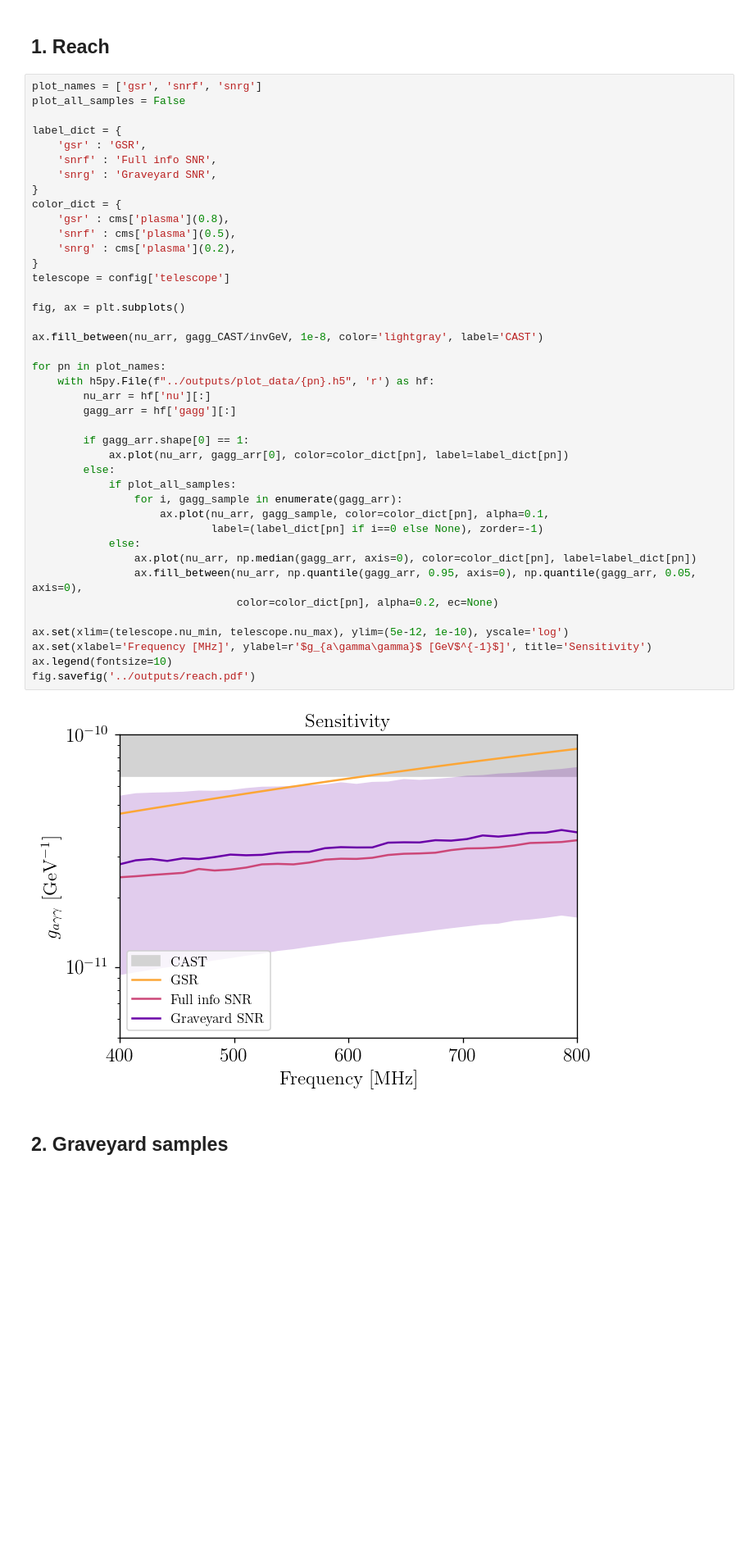
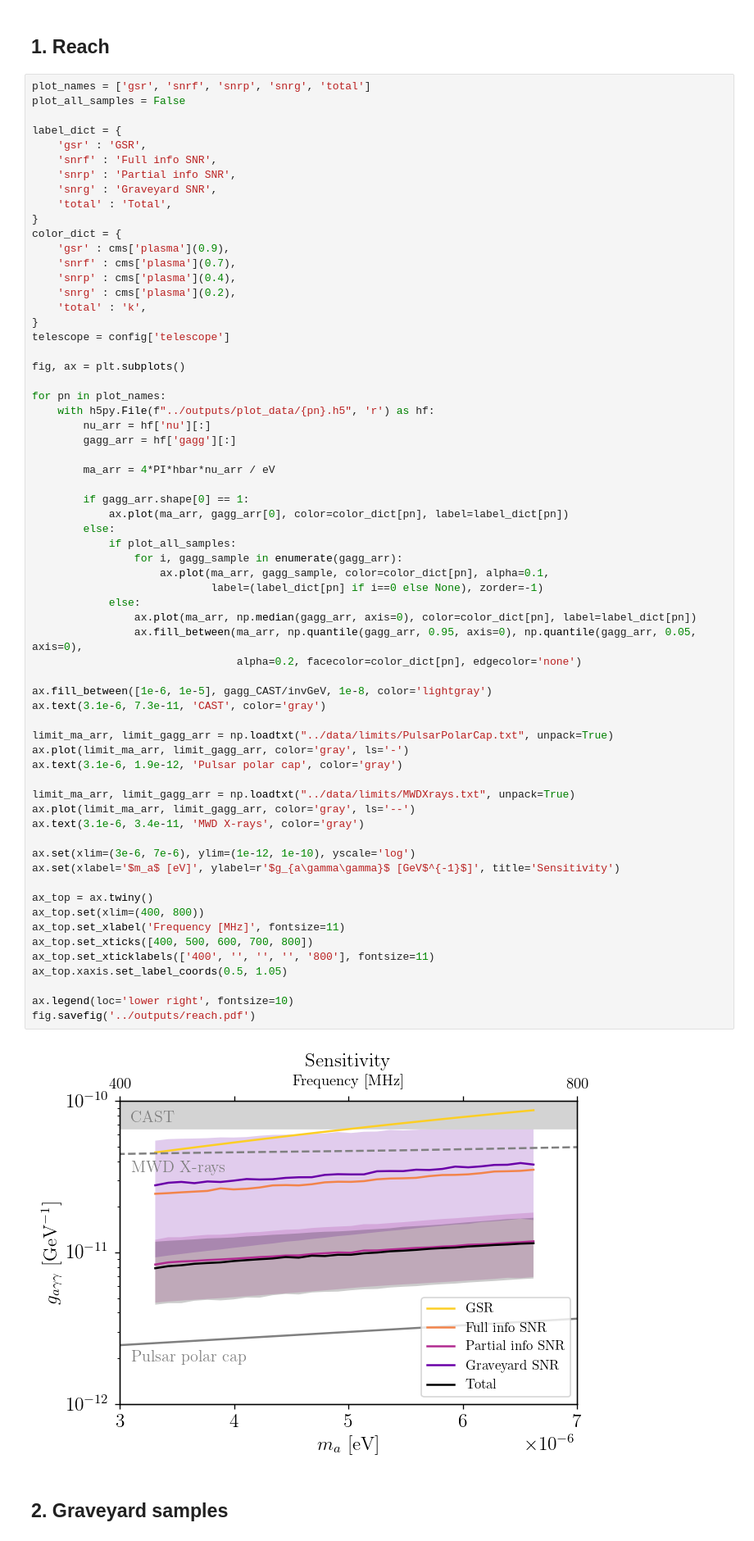
Before and after one commit to yitiansun/axion-mirror, a Jupyter notebook: estimates/plotting.ipynb, the cells around one changed output. Shown at 82% size. Saved outputs shown, nothing was run; the diff lists cells and outputs as text; blank space fills up the shorter version.

Commit message:
total sensitivity

```diff
--- a/estimates/plotting.ipynb
+++ b/estimates/plotting.ipynb
@@ -20,48 +23,71 @@ config = config_dict['CHIME-nnu30-nra3-ndec3']
 # %% [markdown]
 ## 1. Reach
 # %%
-plot_names = ['gsr', 'snrf', 'snrg']
+plot_names = ['gsr', 'snrf', 'snrp', 'snrg', 'total']
 plot_all_samples = False
 
 label_dict = {
     'gsr' : 'GSR',
     'snrf' : 'Full info SNR',
+    'snrp' : 'Partial info SNR',
     'snrg' : 'Graveyard SNR',
+    'total' : 'Total',
 }
 color_dict = {
-    'gsr' : cms['plasma'](0.8),
-    'snrf' : cms['plasma'](0.5),
+    'gsr' : cms['plasma'](0.9),
+    'snrf' : cms['plasma'](0.7),
+    'snrp' : cms['plasma'](0.4),
     'snrg' : cms['plasma'](0.2),
+    'total' : 'k',
 }
 telescope = config['telescope']
 
 fig, ax = plt.subplots()
-
-ax.fill_between(nu_arr, gagg_CAST/invGeV, 1e-8, color='lightgray', label='CAST')
 
 for pn in plot_names:
     with h5py.File(f"../outputs/plot_data/{pn}.h5", 'r') as hf:
         nu_arr = hf['nu'][:]
         gagg_arr = hf['gagg'][:]
 
+        ma_arr = 4*PI*hbar*nu_arr / eV
+
         if gagg_arr.shape[0] == 1:
-            ax.plot(nu_arr, gagg_arr[0], color=color_dict[pn], label=label_dict[pn])
+            ax.plot(ma_arr, gagg_arr[0], color=color_dict[pn], label=label_dict[pn])
         else:
             if plot_all_samples:
                 for i, gagg_sample in enumerate(gagg_arr):
-                    ax.plot(nu_arr, gagg_sample, color=color_dict[pn], alpha=0.1,
+                    ax.plot(ma_arr, gagg_sample, color=color_dict[pn], alpha=0.1,
                             label=(label_dict[pn] if i==0 else None), zorder=-1)
             else:
-                ax.plot(nu_arr, np.median(gagg_arr, axis=0), color=color_dict[pn], label=label_dict[pn])
-                ax.fill_between(nu_arr, np.quantile(gagg_arr, 0.95, axis=0), np.quantile(gagg_arr, 0.05, axis=0),
-                                color=color_dict[pn], alpha=0.2, ec=None)
+                ax.plot(ma_arr, np.median(gagg_arr, axis=0), color=color_dict[pn], label=label_dict[pn])
+                ax.fill_between(ma_arr, np.quantile(gagg_arr, 0.95, axis=0), np.quantile(gagg_arr, 0.05, axis=0),
+                                alpha=0.2, facecolor=color_dict[pn], edgecolor='none')
 
-ax.set(xlim=(telescope.nu_min, telescope.nu_max), ylim=(5e-12, 1e-10), yscale='log')
-ax.set(xlabel='Frequency [MHz]', ylabel=r'$g_{a\gamma\gamma}$ [GeV$^{-1}$]', title='Sensitivity')
-ax.legend(fontsize=10)
+ax.fill_between([1e-6, 1e-5], gagg_CAST/invGeV, 1e-8, color='lightgray')
+ax.text(3.1e-6, 7.3e-11, 'CAST', color='gray')
+
+limit_ma_arr, limit_gagg_arr = np.loadtxt("../data/limits/PulsarPolarCap.txt", unpack=True)
+ax.plot(limit_ma_arr, limit_gagg_arr, color='gray', ls='-')
+ax.text(3.1e-6, 1.9e-12, 'Pulsar polar cap', color='gray')
+
+limit_ma_arr, limit_gagg_arr = np.loadtxt("../data/limits/MWDXrays.txt", unpack=True)
+ax.plot(limit_ma_arr, limit_gagg_arr, color='gray', ls='--')
+ax.text(3.1e-6, 3.4e-11, 'MWD X-rays', color='gray')
+
+ax.set(xlim=(3e-6, 7e-6), ylim=(1e-12, 1e-10), yscale='log')
+ax.set(xlabel='$m_a$ [eV]', ylabel=r'$g_{a\gamma\gamma}$ [GeV$^{-1}$]', title='Sensitivity')
+
+ax_top = ax.twiny()
+ax_top.set(xlim=(400, 800))
+ax_top.set_xlabel('Frequency [MHz]', fontsize=11)
+ax_top.set_xticks([400, 500, 600, 700, 800])
+ax_top.set_xticklabels(['400', '', '', '', '800'], fontsize=11)
+ax_top.xaxis.set_label_coords(0.5, 1.05)
+
+ax.legend(loc='lower right', fontsize=10)
 fig.savefig('../outputs/reach.pdf')
 # %% [output]
-[figure, old version]
+[figure, new version]
 # %% [markdown]
 ## 2. Graveyard samples
 # %%
```
Also changed, not shown: parts of 4 cells of this notebook, 11 other files.
